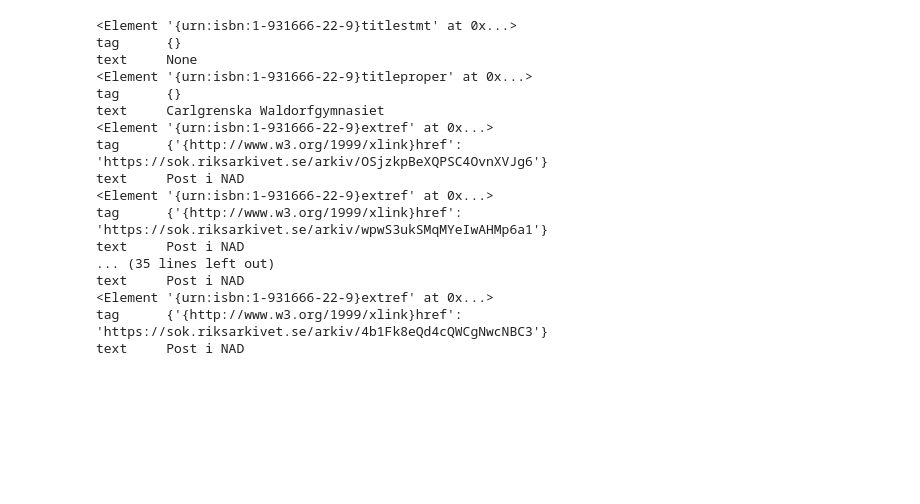
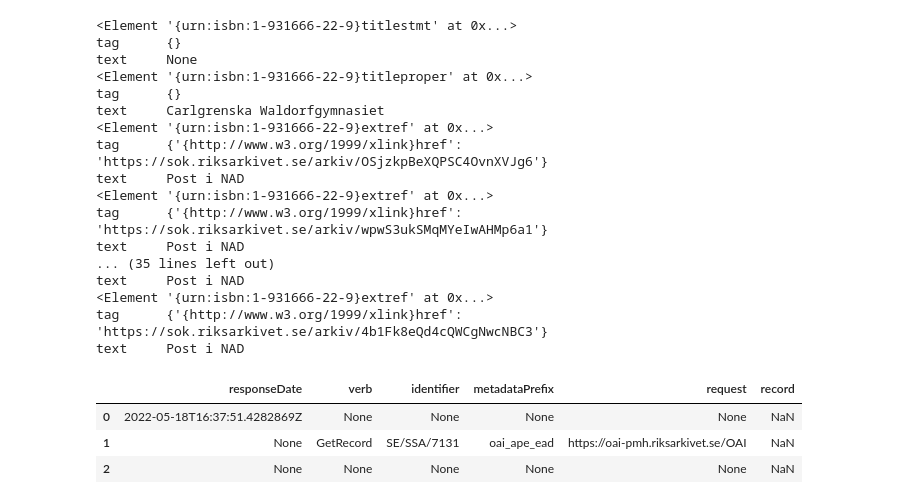
Before and after one commit to perrohdin/Bildhistoria-Masterdata-och-Wikidata, a Jupyter notebook: Notebook/Skolregistret Stockholms stadsarkiv.ipynb, the cells around one changed output. Cells and saved outputs as stored; diff of their text form; code cells hidden in the pictures; blank space fills up the shorter version.

```diff
--- a/Notebook/Skolregistret Stockholms stadsarkiv.ipynb
+++ b/Notebook/Skolregistret Stockholms stadsarkiv.ipynb
@@ -428,3 +427,11 @@ tag      {'{http://www.w3.org/1999/xlink}href': 'https://sok.riksarkivet.se/arki
 text     Post i NAD
 # %%
 # Tips finns en xmlviewer https://codebeautify.org/xmlviewer
+# %%
+import pandas as pd
+pd.read_xml(testurl)
+# %% [output]
+|  | responseDate | verb | identifier | metadataPrefix | request | record |
+| 0 | 2022-05-18T16:37:51.4282869Z | None | None | None | None | NaN |
+| 1 | None | GetRecord | SE/SSA/7131 | oai_ape_ead | https://oai-pmh.riksarkivet.se/OAI | NaN |
+| 2 | None | None | None | None | None | NaN |
```
Also changed, not shown: parts of 12 cells of this notebook.
